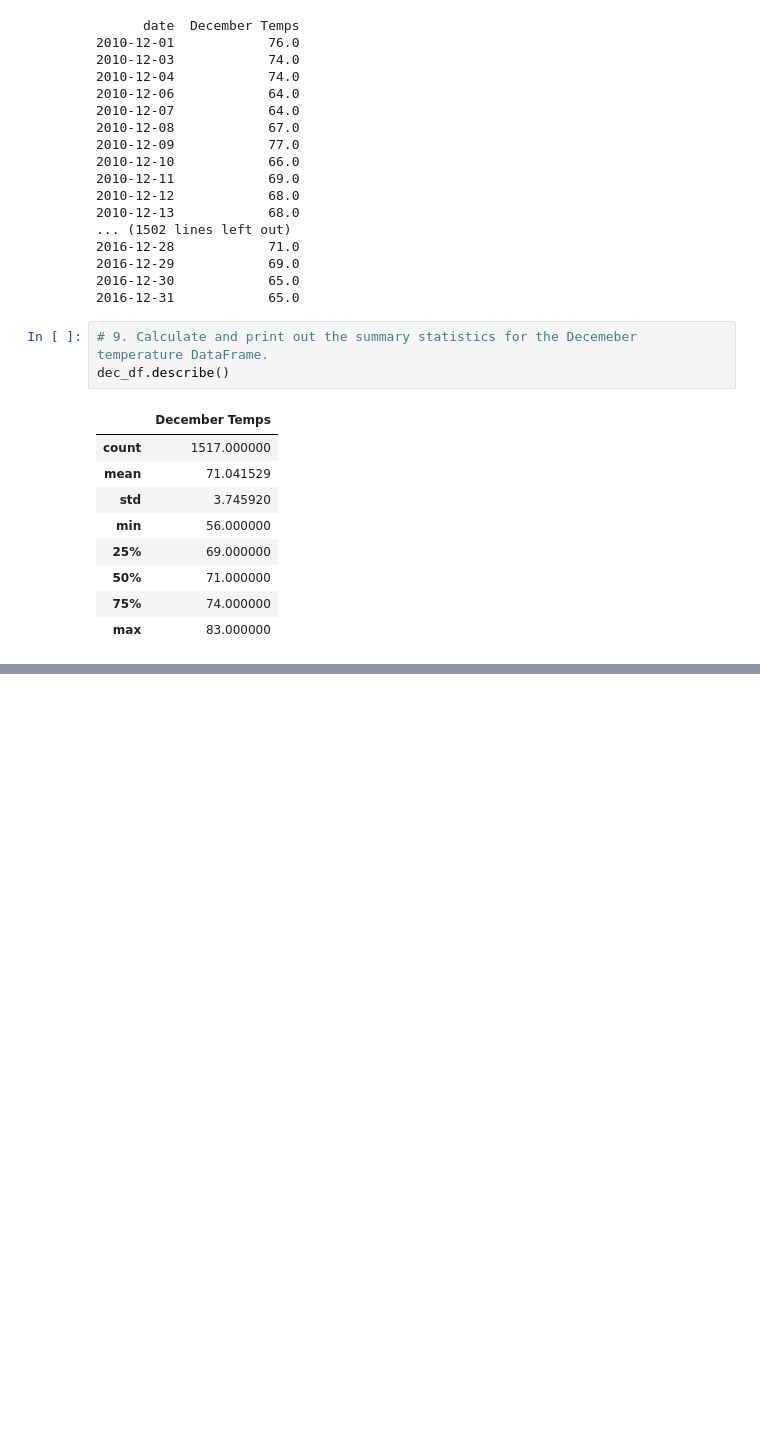
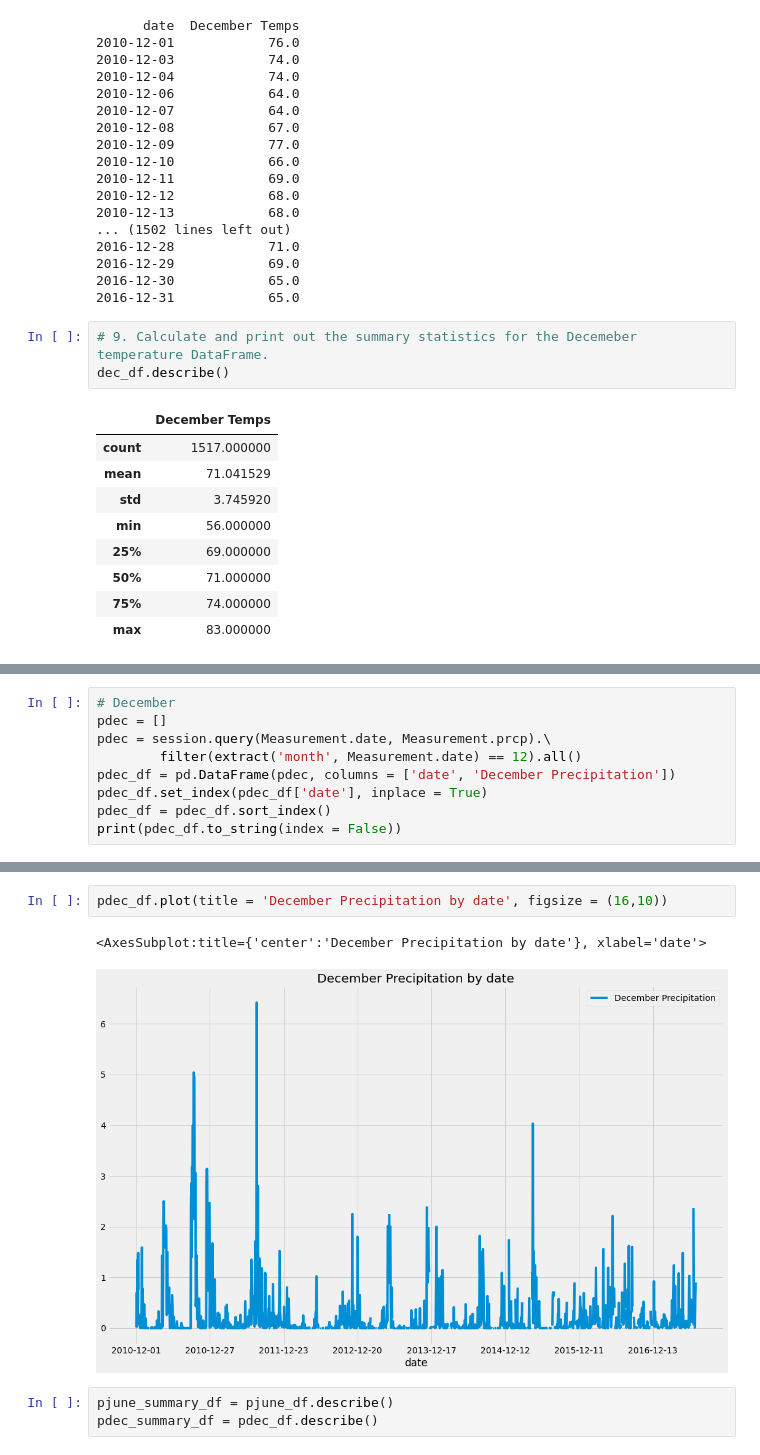
Before and after one commit to amonjaras/surfs_up, a Jupyter notebook: SurfsUp_Challenge.ipynb, the cells around one changed output, grey strips where cells are left out. Drawn from its saved outputs; the diff is of its cells as text; blank space fills up the shorter version.

```diff
--- a/SurfsUp_Challenge.ipynb
+++ b/SurfsUp_Challenge.ipynb
@@ -130,0 +167,9 @@ dec_df.describe()
+# %%
+# December
+pdec = []
+pdec = session.query(Measurement.date, Measurement.prcp).\
+        filter(extract('month', Measurement.date) == 12).all()
+pdec_df = pd.DataFrame(pdec, columns = ['date', 'December Precipitation'])
+pdec_df.set_index(pdec_df['date'], inplace = True)
+pdec_df = pdec_df.sort_index()
+print(pdec_df.to_string(index = False))
@@ -130,0 +199,8 @@ dec_df.describe()
+# %%
+pdec_df.plot(title = 'December Precipitation by date', figsize = (16,10))
+# %% [output]
+<AxesSubplot:title={'center':'December Precipitation by date'}, xlabel='date'>
+[figure, added]
+# %%
+pjune_summary_df = pjune_df.describe()
+pdec_summary_df = pdec_df.describe()
```
Also changed, not shown: parts of 6 cells of this notebook.
